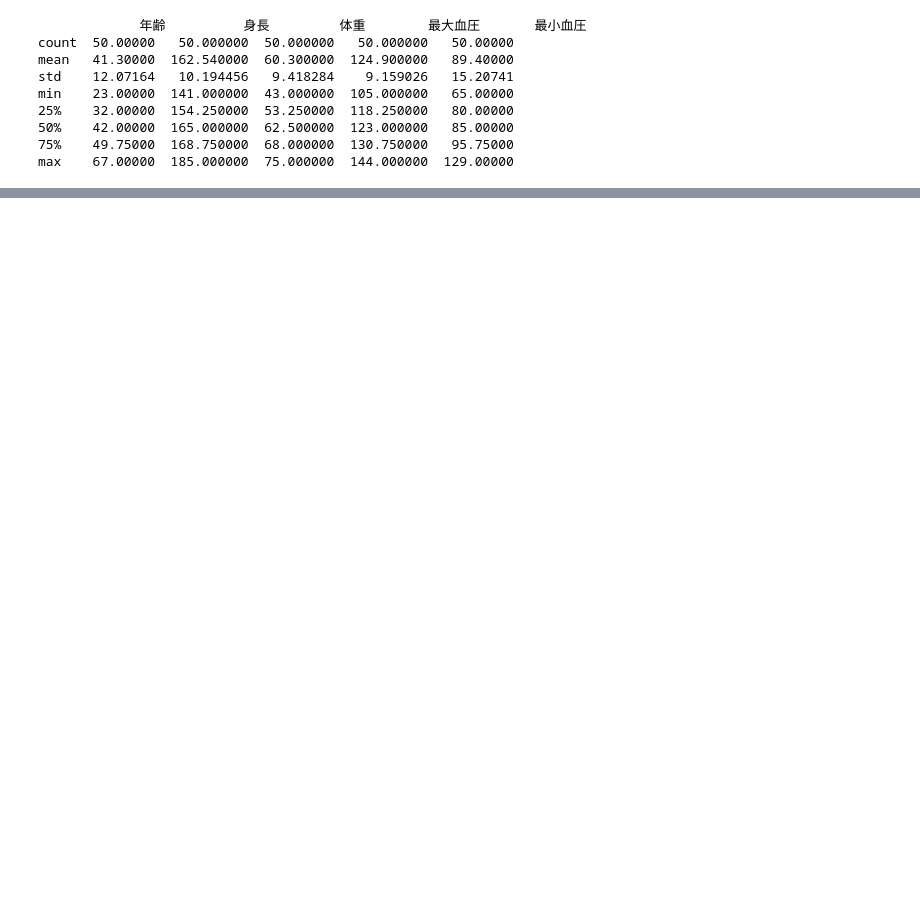
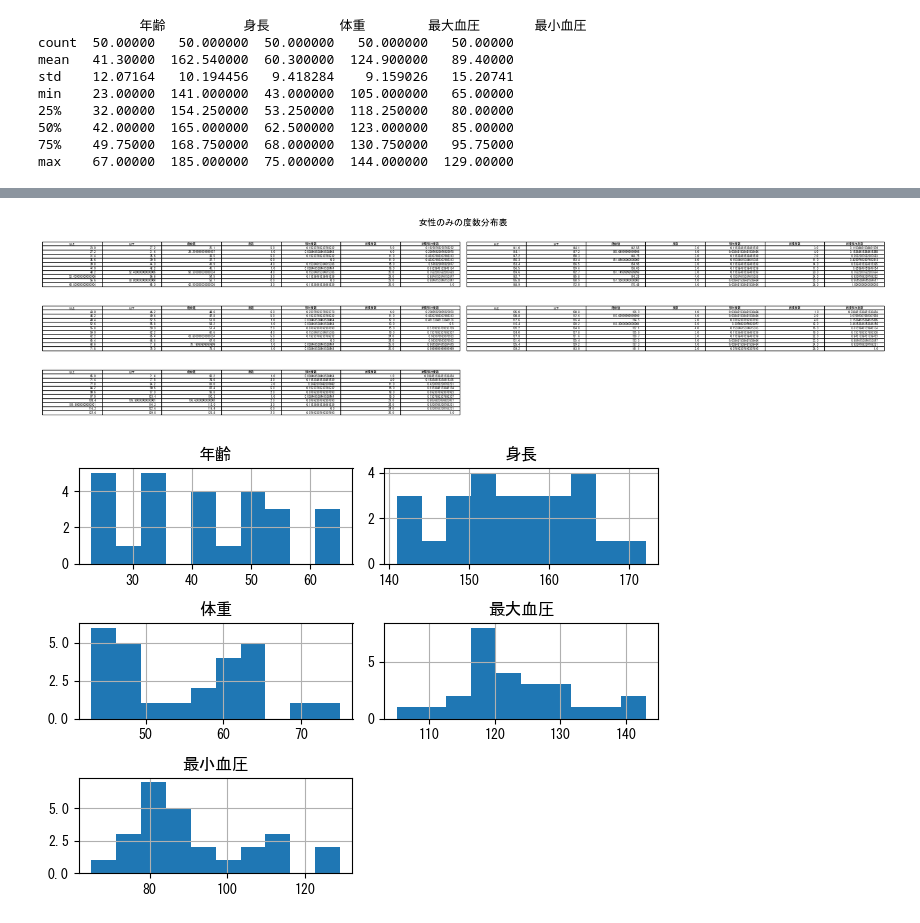
Before and after one commit to tsyu12345/Statics1-Report, a Jupyter notebook: note.ipynb, the cells around one changed output, grey strips where cells are left out. Saved outputs shown, nothing was run; the diff lists cells and outputs as text; code cells hidden in the pictures; blank space fills up the shorter version.

```diff
--- a/note.ipynb
+++ b/note.ipynb
@@ -60,0 +112,11 @@ plt.tight_layout()
+# %%
+#女性のみのデータフレームを作成
+female_df = data_frame[data_frame['性別'] == 'f']
+
+plot_table(female_df, "女性のみの度数分布表")
+
+female_df.hist()
+plt.tight_layout()
+# %% [output]
+[figure, added]
+[figure, added]
```
Also changed, not shown: parts of 7 cells of this notebook, 8 other files.
